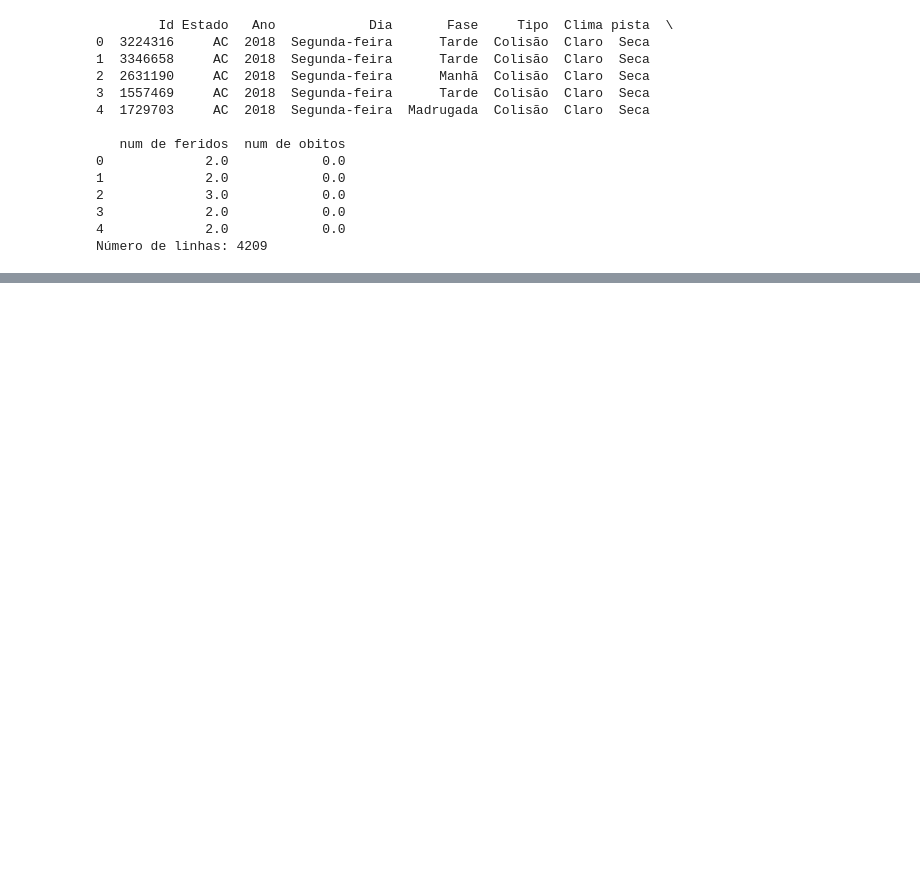
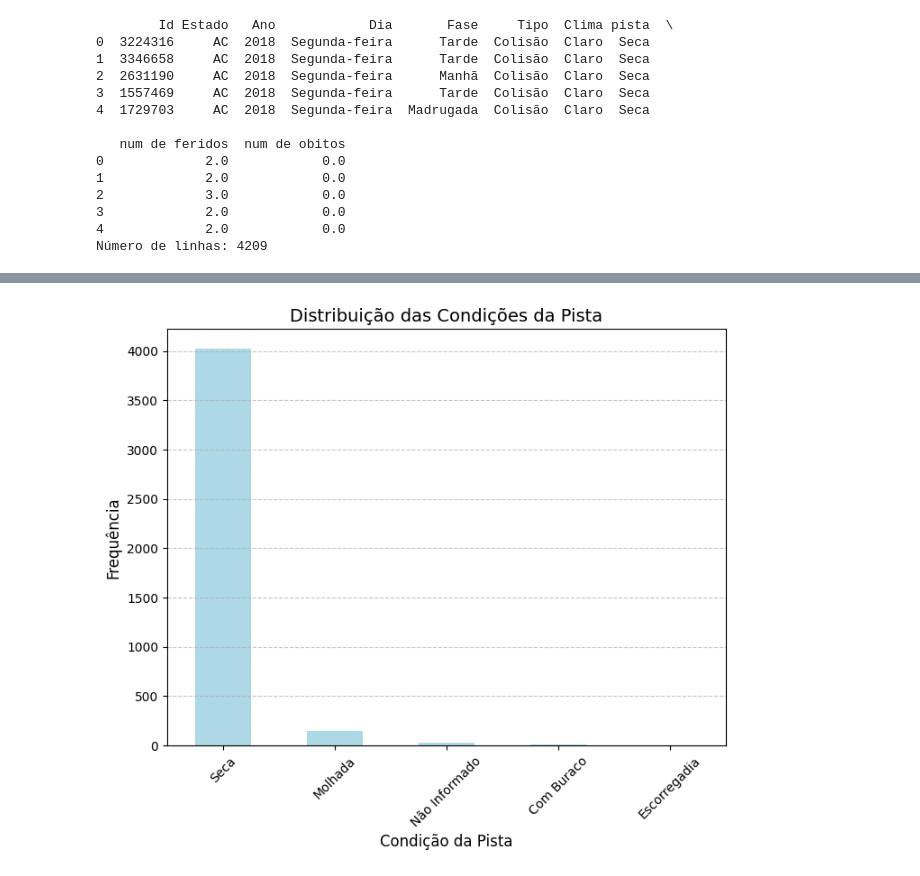
Before and after one commit to EduardaSantosDiniz/Quando-Acidente-Mais-Acontecem, a Jupyter notebook: Acidentes_Transito.ipynb, the cells around one changed output, grey strips where cells are left out. Cells and saved outputs as stored; diff of their text form; code cells hidden in the pictures; blank space fills up the shorter version.

```diff
--- a/Acidentes_Transito.ipynb
+++ b/Acidentes_Transito.ipynb
@@ -28,0 +78,11 @@ Número de linhas: 4209
+# %%
+contagem_pista = df['Pista'].value_counts()
+contagem_pista.plot(kind='bar', color='lightblue', figsize=(8, 6))
+plt.title('Distribuição das Condições da Pista', fontsize=14)
+plt.xlabel('Condição da Pista', fontsize=12)
+plt.ylabel('Frequência', fontsize=12)
+plt.xticks(rotation=45)
+plt.grid(axis='y', linestyle='--', alpha=0.7)
+plt.show()
+# %% [output]
+[figure, added]
```
Also changed, not shown: parts of 8 cells of this notebook.
